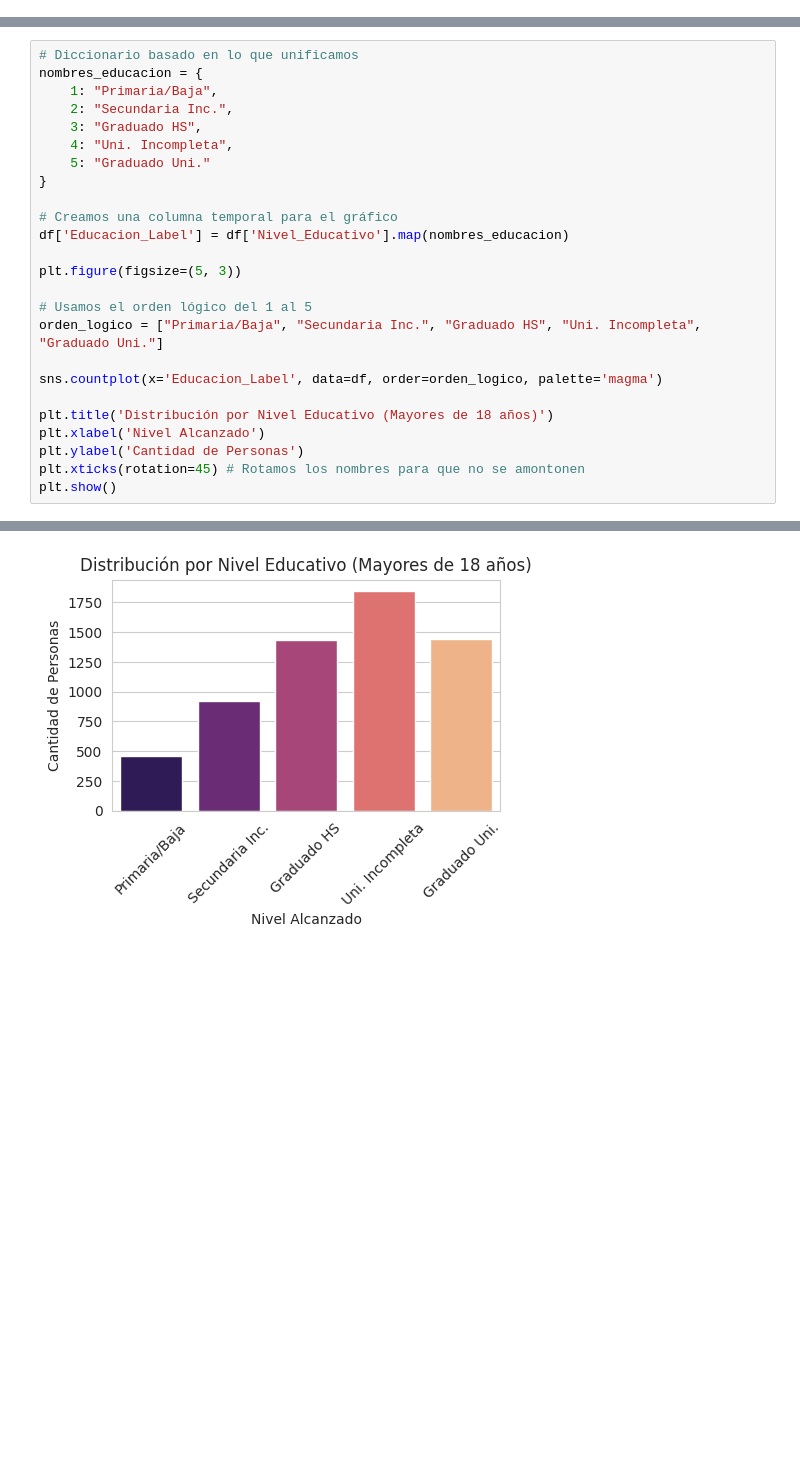
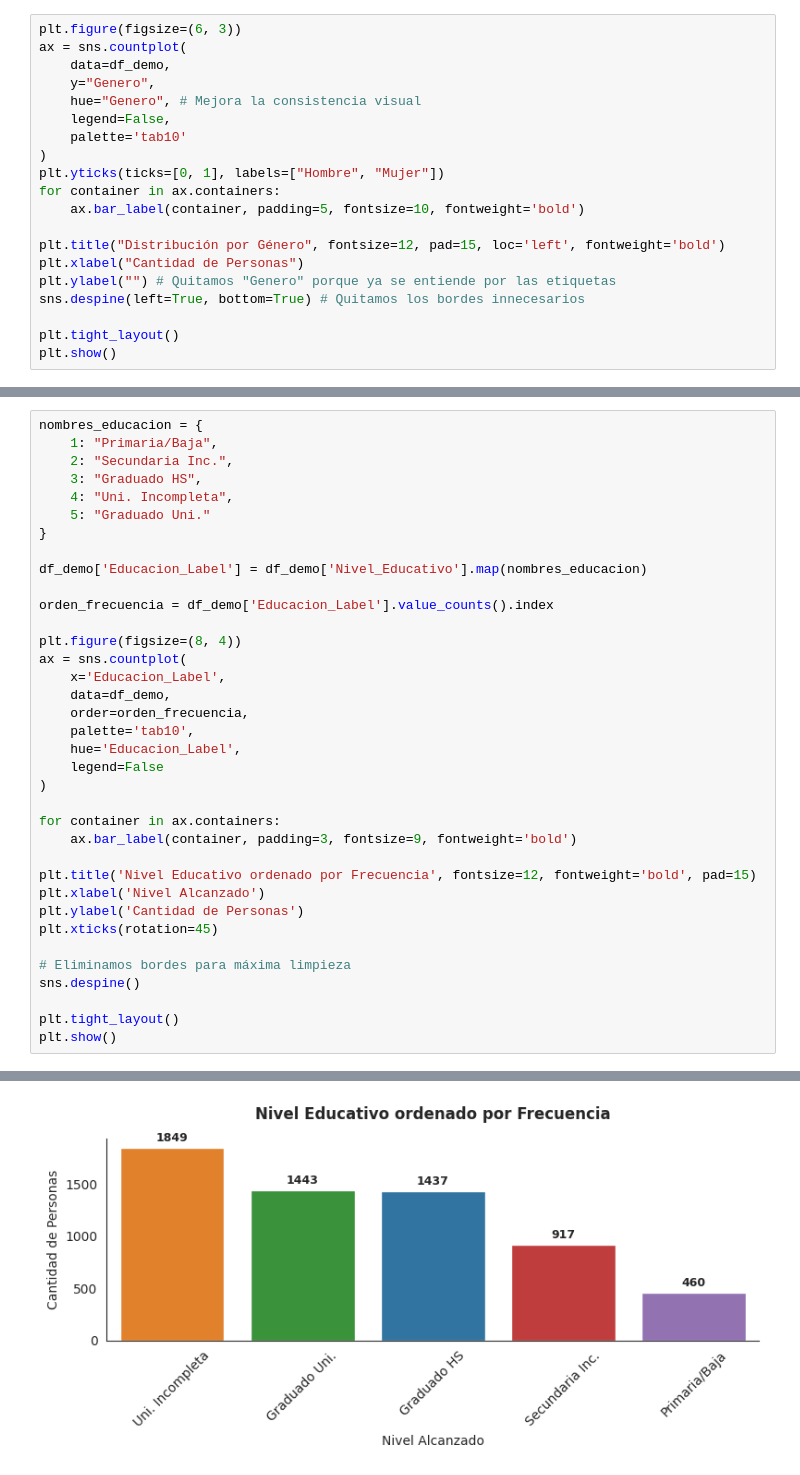
Before and after one commit to salva1984/kokoa-analisis-salud-mental, a Jupyter notebook: notebooks/04-analisis.ipynb, the cells around one changed output, grey strips where cells are left out. Cells and saved outputs as stored; diff of their text form; blank space fills up the shorter version.

```diff
--- a/notebooks/04-analisis.ipynb
+++ b/notebooks/04-analisis.ipynb
@@ -47,0 +43,20 @@ plt.show()
+# %%
+plt.figure(figsize=(6, 3))
+ax = sns.countplot(
+    data=df_demo,
+    y="Genero",
+    hue="Genero", # Mejora la consistencia visual
+    legend=False,
+    palette='tab10'
+)
+plt.yticks(ticks=[0, 1], labels=["Hombre", "Mujer"])
+for container in ax.containers:
+    ax.bar_label(container, padding=5, fontsize=10, fontweight='bold')
+
+plt.title("Distribución por Género", fontsize=12, pad=15, loc='left', fontweight='bold')
+plt.xlabel("Cantidad de Personas")
+plt.ylabel("") # Quitamos "Genero" porque ya se entiende por las etiquetas
+sns.despine(left=True, bottom=True) # Quitamos los bordes innecesarios
+
+plt.tight_layout()
+plt.show()
@@ -48,5 +65,4 @@ plt.show()
 # %%
-# Diccionario basado en lo que unificamos
 nombres_educacion = {
     1: "Primaria/Baja",
     2: "Secundaria Inc.",
@@ -55,19 +71,31 @@ nombres_educacion = {
     5: "Graduado Uni."
 }
 
-# Creamos una columna temporal para el gráfico
-df['Educacion_Label'] = df['Nivel_Educativo'].map(nombres_educacion)
+df_demo['Educacion_Label'] = df_demo['Nivel_Educativo'].map(nombres_educacion)
 
-plt.figure(figsize=(5, 3))
+orden_frecuencia = df_demo['Educacion_Label'].value_counts().index
 
-# Usamos el orden lógico del 1 al 5
-orden_logico = ["Primaria/Baja", "Secundaria Inc.", "Graduado HS", "Uni. Incompleta", "Graduado Uni."]
+plt.figure(figsize=(8, 4))
+ax = sns.countplot(
+    x='Educacion_Label',
+    data=df_demo,
+    order=orden_frecuencia,
+    palette='tab10',
+    hue='Educacion_Label',
+    legend=False
+)
 
-sns.countplot(x='Educacion_Label', data=df, order=orden_logico, palette='magma')
+for container in ax.containers:
+    ax.bar_label(container, padding=3, fontsize=9, fontweight='bold')
 
-plt.title('Distribución por Nivel Educativo (Mayores de 18 años)')
+plt.title('Nivel Educativo ordenado por Frecuencia', fontsize=12, fontweight='bold', pad=15)
 plt.xlabel('Nivel Alcanzado')
 plt.ylabel('Cantidad de Personas')
-plt.xticks(rotation=45) # Rotamos los nombres para que no se amontonen
+plt.xticks(rotation=45)
+
+# Eliminamos bordes para máxima limpieza
+sns.despine()
+
+plt.tight_layout()
 plt.show()
 # %% [output]
@@ -77 +102 @@ Passing `palette` without assigning `hue` is deprecated and will be removed in v
-[figure, old version]
+[figure, new version]
```
Also changed, not shown: parts of 30 cells of this notebook, 6 other files.
